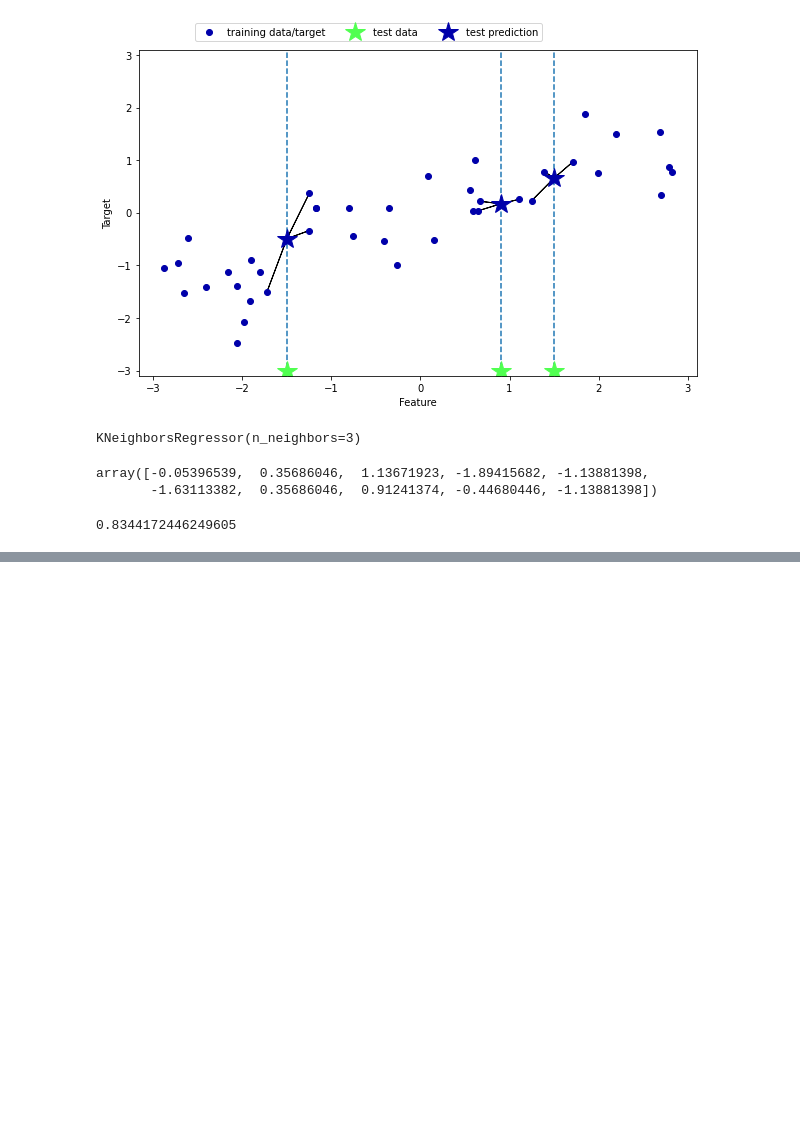
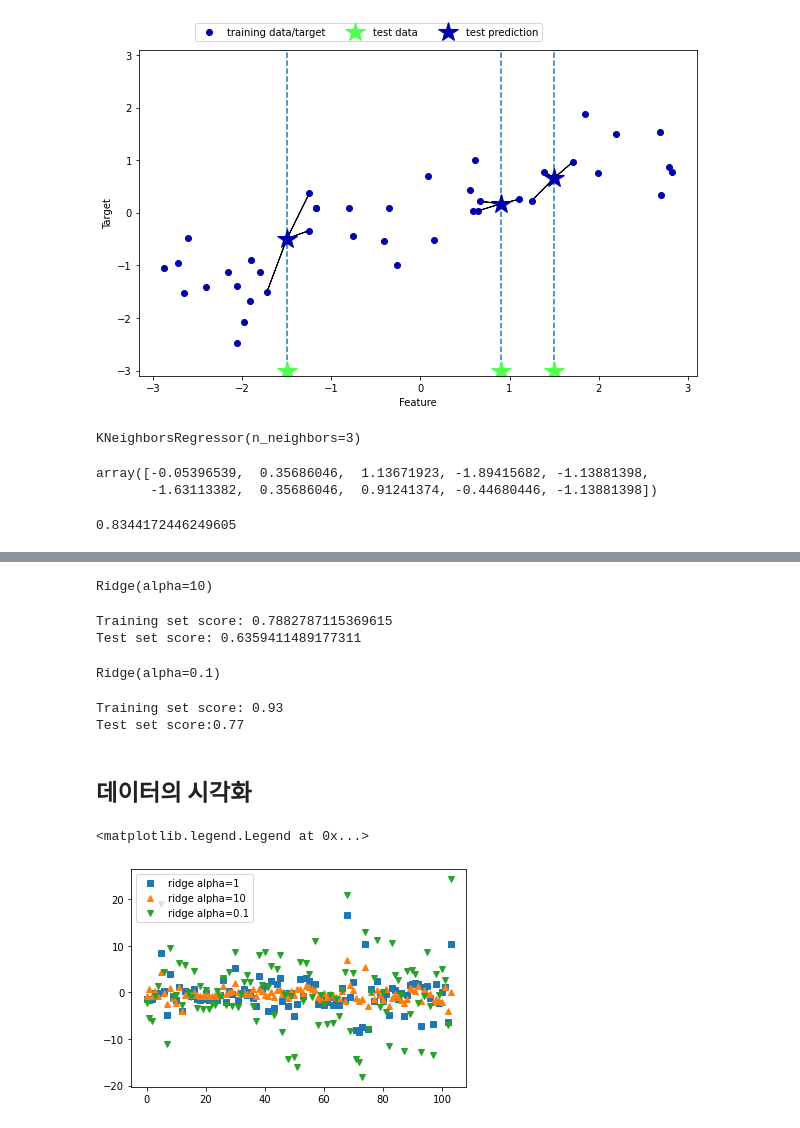
Before and after one commit to Be-beee/daegu-ai-school, a Jupyter notebook: 04_Scikit-Learn/02-2-Supervised-learning.ipynb, the cells around one changed output, grey strips where cells are left out. Drawn from its saved outputs; the diff is of its cells as text; code cells hidden in the pictures; blank space fills up the shorter version.

```diff
--- a/04_Scikit-Learn/02-2-Supervised-learning.ipynb
+++ b/04_Scikit-Learn/02-2-Supervised-learning.ipynb
@@ -204,0 +283,4 @@ reg.score(X_test, y_test)
+# %%
+ridge = Ridge()
+# %%
+ridge.fit(X_train, y_train)
@@ -204,0 +295,32 @@ reg.score(X_test, y_test)
+# %%
+ridge10 = Ridge(alpha=10)
+ridge10.fit(X_train, y_train)
+# %% [output]
+Ridge(alpha=10)
+# %%
+print('Training set score:', ridge10.score(X_train, y_train))
+print('Test set score:', ridge10.score(X_test, y_test))
+# %% [output]
+Training set score: 0.7882787115369615
+Test set score: 0.6359411489177311
+# %%
+ridge01 = Ridge(alpha=0.1)
+ridge01.fit(X_train, y_train)
+# %% [output]
+Ridge(alpha=0.1)
+# %%
+print('Training set score: {:.2f}'.format(ridge01.score(X_train, y_train)))
+print('Test set score:{:.2f}'.format(ridge01.score(X_test, y_test)))
+# %% [output]
+Training set score: 0.93
+Test set score:0.77
+# %% [markdown]
+## 데이터의 시각화
+# %%
+plt.plot(ridge.coef_, 's', label='Ridge alpha=1')
+plt.plot(ridge10.coef_, '^', label='Ridge alpha=10')
+plt.plot(ridge01.coef_, 'v', label='Ridge alpha=0.1')
+plt.legend(['ridge alpha=1', 'ridge alpha=10', 'ridge alpha=0.1'])
+# %% [output]
+<matplotlib.legend.Legend at 0x...>
+[figure, added]
```
Also changed, not shown: parts of 50 cells of this notebook.
